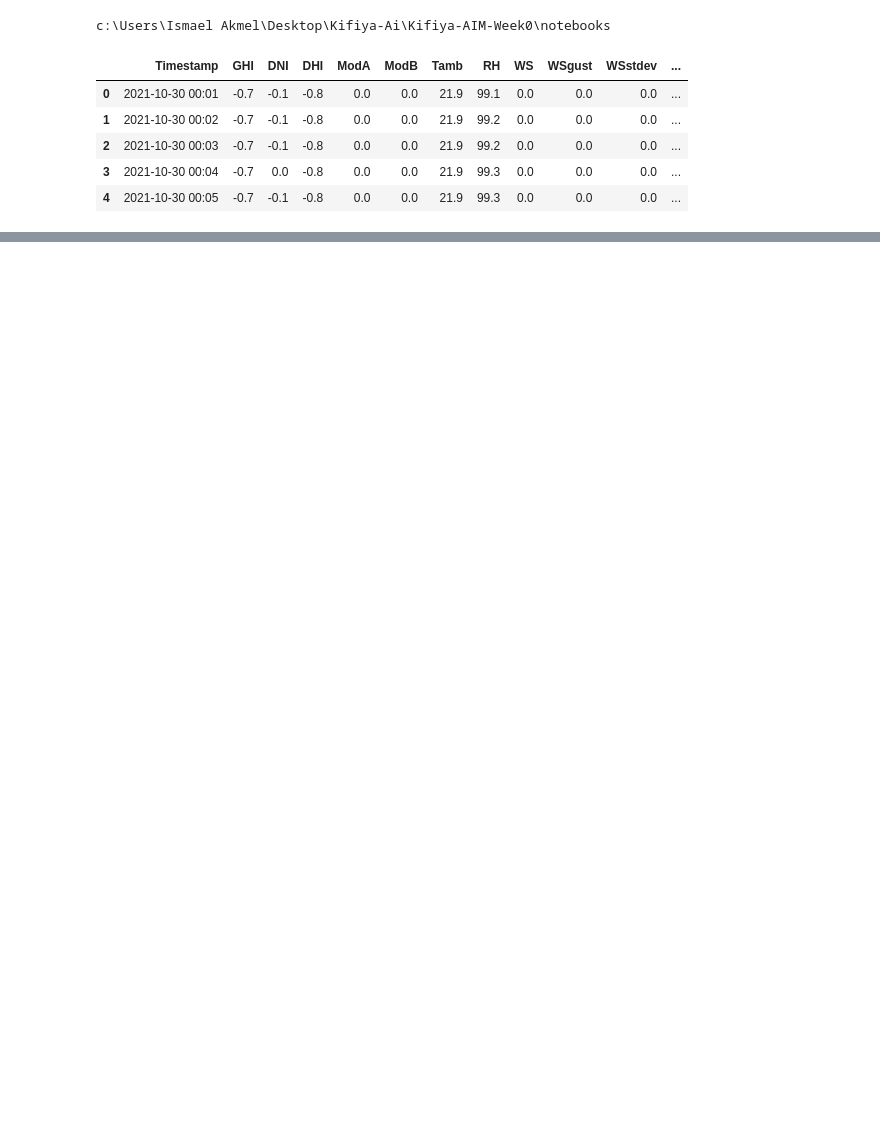
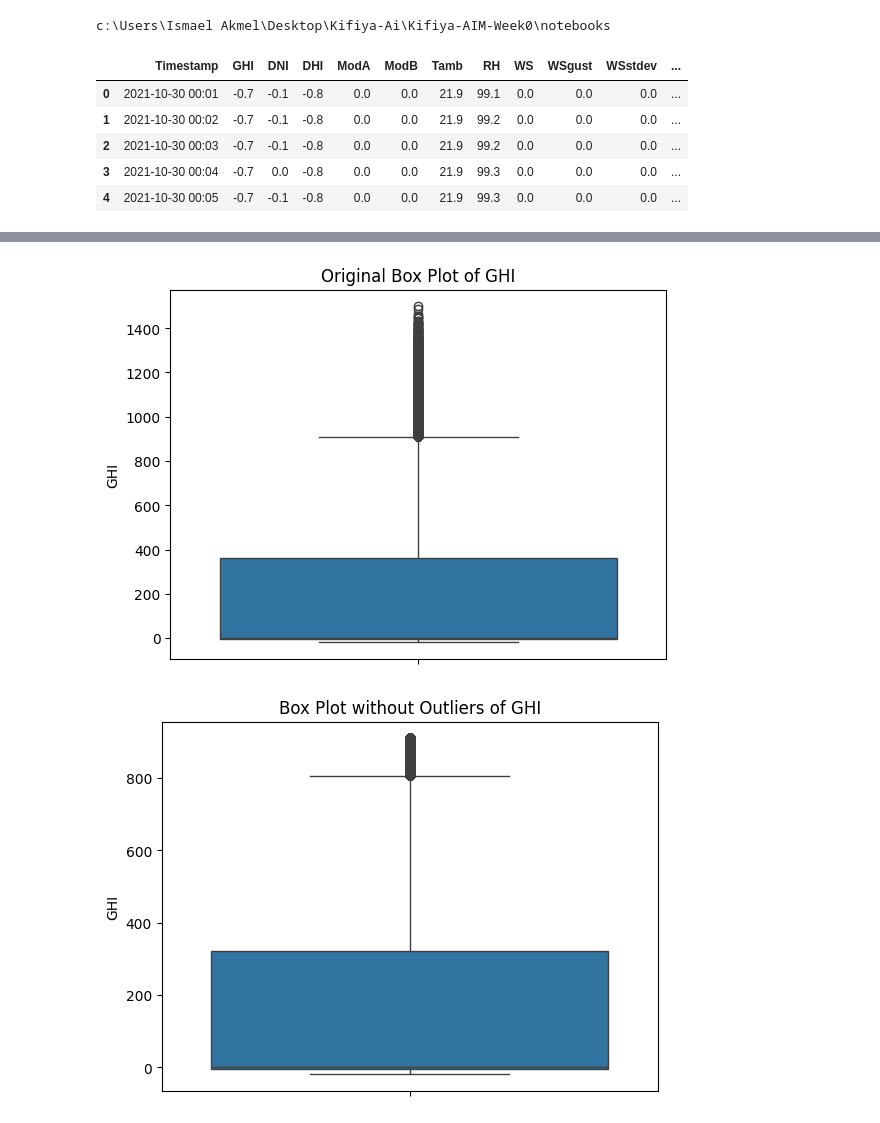
Before and after one commit to rinamoh/Kifiya-AIM-Week0, a Jupyter notebook: notebooks/EDA-sierraleone.ipynb, the cells around one changed output, grey strips where cells are left out. Cells and saved outputs as stored; diff of their text form; code cells hidden in the pictures; blank space fills up the shorter version.

Commit message:
started EDA for sierraleone dataframe. Used built in methods to look at the data like describe. used box plot,zscore and IQR method to see outlier data and clean it.

```diff
--- a/notebooks/EDA-sierraleone.ipynb
+++ b/notebooks/EDA-sierraleone.ipynb
@@ -21,0 +82,28 @@ data.head()
+# %%
+#to remove outliers
+
+def removal_box_plot(df, column):
+
+    Q1 = df[column].quantile(0.25)
+    Q3 = df[column].quantile(0.75)
+    IQR = Q3 - Q1
+
+    # Define outlier boundaries
+    lower_bound = Q1 - 1.5 * IQR
+    upper_bound = Q3 + 1.5 * IQR
+
+    sns.boxplot(df[column])
+    plt.title(f'Original Box Plot of {column}')
+    plt.show()
+
+    removed_outliers = df[(df[column] >= lower_bound) & (df[column] <= upper_bound)]
+
+    sns.boxplot(removed_outliers[column])
+    plt.title(f'Box Plot without Outliers of {column}')
+    plt.show()
+    return removed_outliers
+# %%
+no_outliers = removal_box_plot(data, 'GHI')
+# %% [output]
+[figure, added]
+[figure, added]
```
Also changed, not shown: parts of 24 cells of this notebook.
